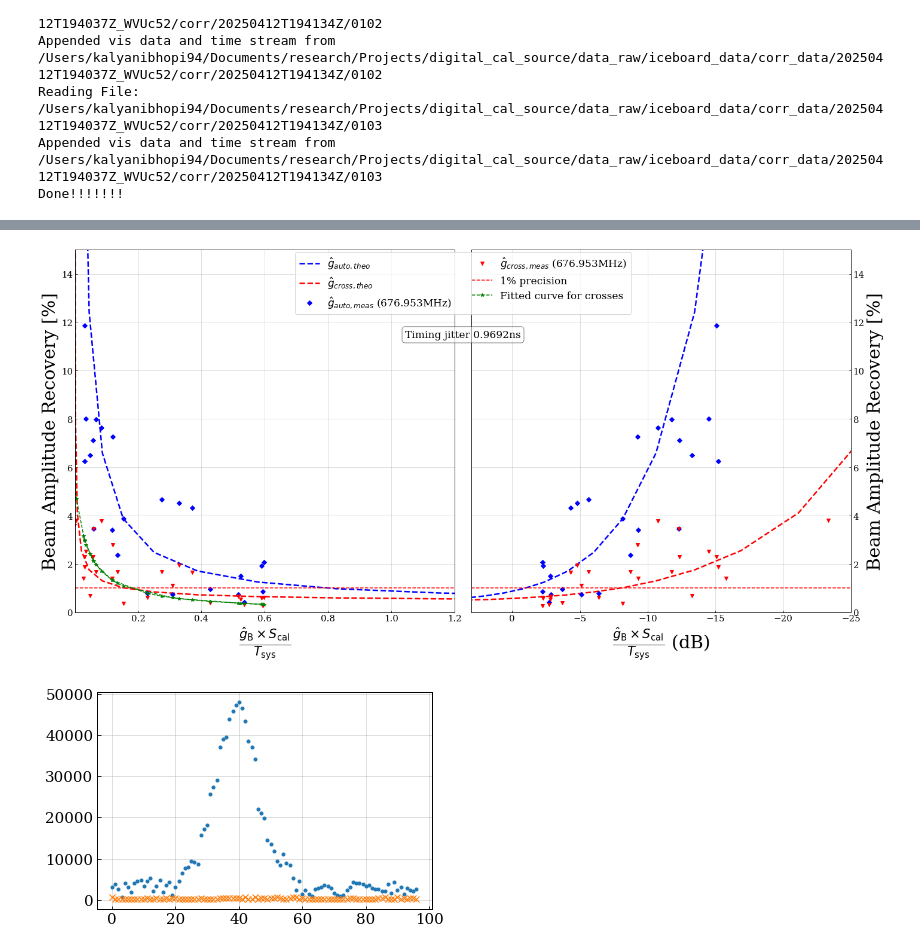
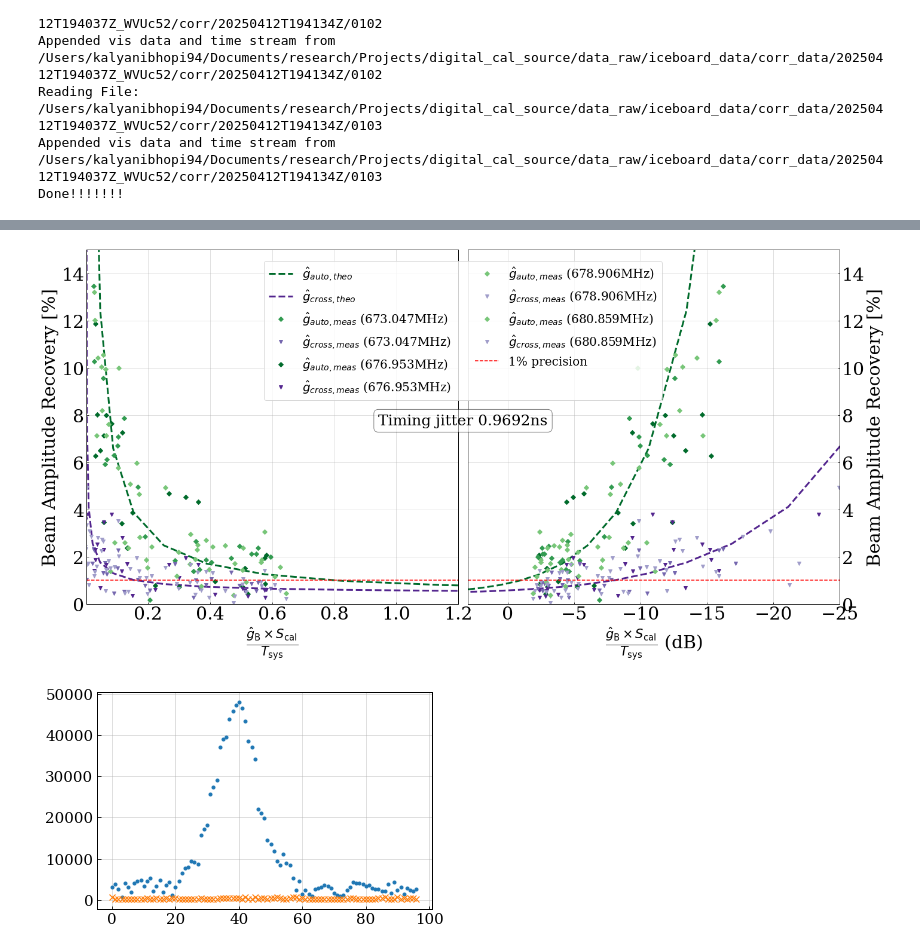
Before and after one commit to WVURAIL/DigitalNoiseSource, a Jupyter notebook: data_analysis_notebooks/drone_publications_plots.ipynb, the cells around one changed output, grey strips where cells are left out. Cells and saved outputs as stored; diff of their text form; code cells hidden in the pictures.

```diff
--- a/data_analysis_notebooks/drone_publications_plots.ipynb
+++ b/data_analysis_notebooks/drone_publications_plots.ipynb
@@ -887,0 +932,7 @@ plt.show()
+# %%
+#Making subsets of on and off indices for individual ON/OFFs:
+indon_list=list(chunk_lists_(inds_on))
+indoff_list=list(chunk_lists_(inds_off))
+#Making small lists from the above chunk lists
+indon_small = split_into_small_lists(indon_list)
+indoff_small = split_into_small_lists(indoff_list)
@@ -887,0 +1288,4 @@ plt.show()
+# %%
+"""autos7x7 --  <VV*>t,ON - <VV*>t,OFF / <VV*>ref,ON - <VV*>ref,OFF
+"""
+g_autos77 = (autos77[inds_on][len(autos77_off[inds_off])] - autos77_off[inds_off]) / autos99[inds_on][len(autos77_off[inds_off])]
@@ -888,4 +1352,9 @@ plt.show()
 # %%
-f_ind=315
-on_avgs, on_stds, off_avgs, on_var, off_var=Calculate_Stats_DroneData(pow_mag,bgsub_powmag,inds_on,inds_off,inds_span,f_ind)
+freq_arr=[295,305,315,325]
+on_avgs_295, on_stds_295, off_avgs_295, on_var_295, off_var_295=Calculate_Stats_DroneData(pow_mag,bgsub_powmag_295,inds_on,inds_off,inds_span,f_ind=295)
+on_avgs_302, on_stds_302, off_avgs_302, on_var_302, off_var_302=Calculate_Stats_DroneData(pow_mag,bgsub_powmag_302,inds_on,inds_off,inds_span,f_ind=302)
+on_avgs_305, on_stds_305, off_avgs_305, on_var_305, off_var_305=Calculate_Stats_DroneData(pow_mag,bgsub_powmag_305,inds_on,inds_off,inds_span,f_ind=305)
+on_avgs_310, on_stds_310, off_avgs_310, on_var_310, off_var_310=Calculate_Stats_DroneData(pow_mag,bgsub_powmag_310,inds_on,inds_off,inds_span,f_ind=310)
+on_avgs_315, on_stds_315, off_avgs_315, on_var_315, off_var_315=Calculate_Stats_DroneData(pow_mag,bgsub_powmag_315,inds_on,inds_off,inds_span,f_ind=315)
+on_avgs_325, on_stds_325, off_avgs_325, on_var_325, off_var_325=Calculate_Stats_DroneData(pow_mag,bgsub_powmag_325,inds_on,inds_off,inds_span,f_ind=325)
 # %%
@@ -1042,39 +1579,71 @@ q_x=100.0*np.nanstd((np.abs(q_a_norm*q_max_mag_auto_on[:,:,:])-np.abs(q_a_norm*q
 q_y=100.0*np.nanstd(np.abs(q_c_norm*q_max_mag_cross_on[:,:,:]),axis=2)/np.nanmean(np.abs(q_c_norm*q_max_mag_cross_on[:,:,:]),axis=2)
 q_z=100.0*np.nanstd(-np.angle(nq_max_mag_cross_on[:,:,:]),axis=2)/(2.0*np.pi)
 
-colorsarr=cm.gnuplot2(np.linspace(0,1,1024))
+colorsarr=cm.Greens(np.linspace(0,1,1024))
+colorsarr_=cm.Purples(np.linspace(0,1,1024))
 #fig = plt.figure(figsize=[11,9])
 #ax = plt.subplot(111)
 fig, (ax1, ax2) = plt.subplots(1, 2, figsize=(20, 10))
 
+Kalyani
+
 ##Theoretical curves --
-ax1.plot(gain_space*gain_space,q_x[10,:],linestyle= '--',linewidth=2.5, c='blue',label=r'$\hat{g}_{auto,theo}$')
-ax1.plot(gain_space*gain_space,q_y[10,:],linestyle= '--',linewidth=2.5, c='red',label=r'$\hat{g}_{cross,theo}$')
+ax1.plot(gain_space*gain_space,q_x[10,:],linestyle= '--',linewidth=3, c=colorsarr[900],label=r'$\hat{g}_{auto,theo}$')
+ax1.plot(gain_space*gain_space,q_y[10,:],linestyle= '--',linewidth=3, c=colorsarr_[900],label=r'$\hat{g}_{cross,theo}$')
 
 ##Measured curves --
-ax1.plot(gT_f1[20:50], errauto_f1[20:50], 'D', c='blue', label=r'$\hat{g}_{auto,meas}$ (676.953MHz)')
-ax1.plot(gT_f1[20:50], errcross_f1[20:50], 'v', c='red', label=r'$\hat{g}_{cross,meas}$ (676.953MHz)')
+ax1.plot(gT_f2[20:50], errauto_f2[20:50], 'D', c=colorsarr[700], label=r'$\hat{g}_{auto,meas}$ (673.047MHz)')
+ax1.plot(gT_f2[20:50], errcross_f2[20:50], 'v', c=colorsarr_[700], label=r'$\hat{g}_{cross,meas}$ (673.047MHz)')
+ax1.plot(gT_f1[20:50], errauto_f1[20:50], 'D', c=colorsarr[900], label=r'$\hat{g}_{auto,meas}$ (676.953MHz)')
+ax1.plot(gT_f1[20:50], errcross_f1[20:50], 'v', c=colorsarr_[900], label=r'$\hat{g}_{cross,meas}$ (676.953MHz)')
+ax1.plot(gT_f6[20:50], errauto_f6[20:50], 'D', c=colorsarr[500], label=r'$\hat{g}_{auto,meas}$ (678.906MHz)')
+ax1.plot(gT_f6[20:50], errcross_f6[20:50], 'v', c=colorsarr_[500], label=r'$\hat{g}_{cross,meas}$ (678.906MHz)')
+ax1.plot(gT_f3[20:50], errauto_f3[20:50], 'D', c=colorsarr[500], label=r'$\hat{g}_{auto,meas}$ (680.859MHz)')
+ax1.plot(gT_f3[20:50], errcross_f3[20:50], 'v', c=colorsarr_[500], label=r'$\hat{g}_{cross,meas}$ (680.859MHz)')
+#ax1.plot(gT_f4[20:50], errauto_f4[20:50], 'D', c=colorsarr[500], label=r'$\hat{g}_{auto,meas}$ (xxx.xxxMHz)')
+#ax1.plot(gT_f4[20:50], errcross_f4[20:50], 'v', c=colorsarr_[500], label=r'$\hat{g}_{cross,meas}$ (xxx.xxxMHz)')
+#ax1.plot(gT_f5[20:50], errauto_f5[20:50], 'D', c=colorsarr[500], label=r'$\hat{g}_{auto,meas}$ (xxx.xxxMHz)')
+#ax1.plot(gT_f5[20:50], errcross_f5[20:50], 'v', c=colorsarr_[500], label=r'$\hat{g}_{cross,meas}$ (xxx.xxxMHz)')
+
+
 ax1.axhline(y = 1, color = 'r', linestyle = '--', label= "1% precision")
+#ax1.axvline(x=0.175, color = 'blue', linestyle = '--')
+#ax1.text(0.110, 10, r'$\frac{\hat{g}_{\mathrm{B}} \times S_{\mathrm{cal}}}{T_{\mathrm{sys}}} = 0.175$', fontsize=25, color='blue', rotation=90)
 ax1.set_ylim(0,15)
 ax1.set_xlim(0.00025,1.2)
+ax1.tick_params(axis='both', labelsize=30)
 ax1.grid(True)
 ax1.set_xlabel(r'$\frac{\hat{g}_{\mathrm{B}} \times S_{\mathrm{cal}}}{T_{\mathrm{sys}}}$', fontsize= 30)
 ax1.set_ylabel('Beam Amplitude Recovery [%]', fontsize= 30)
 
 ##Theoretical curves in log space --
-ax2.plot(10*np.log10(gain_space*gain_space),q_x[10,:],linestyle= '--',linewidth=2.5, c='blue',label='Autocorr-theo')
-ax2.plot(10*np.log10(gain_space*gain_space),q_y[10,:],linestyle= '--',linewidth=2.5, c='red',label='Crosscorr-theo')
+ax2.plot(10*np.log10(gain_space*gain_space),q_x[10,:],linestyle= '--',linewidth=3, c=colorsarr[900],label='Autocorr-theo')
+ax2.plot(10*np.log10(gain_space*gain_space),q_y[10,:],linestyle= '--',linewidth=3, c=colorsarr_[900],label='Crosscorr-theo')
 
 ##Measured curves in log space --
-ax2.plot(10*np.log10(gT_f1[20:50]), errauto_f1[20:50], 'D', c='blue', label=f'Autocorr-meas (Freq index = 600)')
-ax2.plot(10*np.log10(gT_f1[20:50]), errcross_f1[20:50], 'v', c='red', label=f'Crosscorr-meas (Freq index = 600)')
-plt.axhline(y = 1, color = 'r', linestyle = '--', label= "1% precision")
+ax2.plot(10*np.log10(gT_f1[20:50]), errauto_f1[20:50], 'D', c=colorsarr[900], label=f'Autocorr-meas (676.953MHz)')
+ax2.plot(10*np.log10(gT_f1[20:50]), errcross_f1[20:50], 'v', c=colorsarr_[900], label=f'Crosscorr-meas (676.953MHz)')
+ax2.plot(10*np.log10(gT_f2[20:50]), errauto_f2[20:50], 'D', c=colorsarr[700], label=f'Autocorr-meas (673.047MHz)')
+ax2.plot(10*np.log10(gT_f2[20:50]), errcross_f2[20:50], 'v', c=colorsarr_[700], label=f'Crosscorr-meas (673.047MHz)')
+ax2.plot(10*np.log10(gT_f3[20:50]), errauto_f3[20:50], 'D', c=colorsarr[500], label=f'Autocorr-meas (680.859MHz)')
+ax2.plot(10*np.log10(gT_f3[20:50]), errcross_f3[20:50], 'v', c=colorsarr_[500], label=f'Crosscorr-meas (680.859MHz)')
+#ax2.plot(10*np.log10(gT_f4[20:50]), errauto_f4[20:50], 'D', c=colorsarr[500], label=f'Autocorr-meas (xxxMHz)')
+#ax2.plot(10*np.log10(gT_f4[20:50]), errcross_f4[20:50], 'v', c=colorsarr_[500], label=f'Crosscorr-meas (xxxMHz)')
+#ax2.plot(10*np.log10(gT_f5[20:50]), errauto_f5[20:50], 'D', c=colorsarr[500], label=f'Autocorr-meas (xxxMHz)')
+#ax2.plot(10*np.log10(gT_f5[20:50]), errcross_f5[20:50], 'v', c=colorsarr_[500], label=f'Crosscorr-meas (xxxMHz)')
+ax2.plot(10*np.log10(gT_f6[20:50]), errauto_f6[20:50], 'D', c=colorsarr[500], label=f'Autocorr-meas (678.906MHz)')
+ax2.plot(10*np.log10(gT_f6[20:50]), errcross_f6[20:50], 'v', c=colorsarr_[500], label=f'Crosscorr-meas (678.906MHz)')
+
+ax2.axhline(y = 1, color = 'r', linestyle = '--', label= "1% precision")
+#ax2.axvline(x=-8.1, color = 'blue', linestyle = '--')
+#ax2.text(-8.1, 6, r'$\frac{\hat{g}_{\mathrm{B}} \times S_{\mathrm{cal}}}{T_{\mathrm{sys}}} = -8.1$', fontsize=25, color='blue', rotation=90)
 ax2.set_ylim(0,15)
 ax2.set_xlim(-25,3)
 ax2.grid(True)
 ax2.set_xlabel(r'$\frac{\hat{g}_{\mathrm{B}} \times S_{\mathrm{cal}}}{T_{\mathrm{sys}}}$ (dB)', fontsize= 30)
 ax2.invert_xaxis()
 ax2.yaxis.tick_right()
+ax2.tick_params(axis='both', labelsize=30)
 ax2.yaxis.set_label_position("right")
 ax2.set_ylabel('Beam Amplitude Recovery [%]', fontsize= 30)
 
@@ -1084,32 +1653,45 @@ bounds = ([0,0], [np.inf, np.inf])
 initial_params_crosses = [10,15]
 #initial_params_autos = [10,15]
 popt_cross, pcov_cross = curve_fit(fit_, gT_f1[20:50], errcross_f1[20:50], p0=initial_params_crosses, bounds=bounds, nan_policy='omit')
+#popt_cross2, pcov_cross2 = curve_fit(fit_, gT_f2[20:50], errcross_f2[20:50], p0=initial_params_crosses, bounds=bounds, nan_policy='omit')
+#popt_cross3, pcov_cross3 = curve_fit(fit_, gT_f3[20:50], errcross_f3[20:50], p0=initial_params_crosses, bounds=bounds, nan_policy='omit')
+
 #popt_auto, pcov_auto = curve_fit(fit_, gT_f1[20:50], errauto_f1[20:50], p0=initial_params_crosses, bounds=bounds, nan_policy='omit')
 
 
 #Extracting fitted parameters:
 A_fit_cross, k_fit_cross = popt_cross
+#A_fit_cross2, k_fit_cross2 = popt_cross2
+#A_fit_cross3, k_fit_cross3 = popt_cross3
 print(f"Fitted parameters for crosses: A = {A_fit_cross:.3f}, k = {k_fit_cross:.3f}")
+#print(f"Fitted parameters for crosses2: A = {A_fit_cross2:.3f}, k = {k_fit_cross2:.3f}")
+#print(f"Fitted parameters for crosses2: A = {A_fit_cross3:.3f}, k = {k_fit_cross3:.3f}")
 #A_fit_auto, k_fit_auto = popt_auto
 #print(f"Fitted parameters for crosses: A = {A_fit_auto:.3f}, k = {k_fit_auto:.3f}")
 
 x_fit = gT_f1[20:50]
+#x_fit2 = gT_f2[20:50]
+#x_fit3 = gT_f3[20:50]
 y_fit_cross = fit_(x_fit, *popt_cross)
+#y_fit_cross2 = fit_(x_fit2, *popt_cross2)
+#y_fit_cross3 = fit_(x_fit3, *popt_cross3)
 #y_fit_auto = fit_(x_fit, *popt_auto)
 
-ax1.plot(x_fit, y_fit_cross,'*--',c='green', label="Fitted curve for crosses")
+#ax1.plot(x_fit, y_fit_cross,'*--',c='green', label="Fitted curve for crosses(676.953MHz) ")
+#ax1.plot(x_fit2, y_fit_cross2,'*--',c='red', label="Fitted curve for crosses(673.047MHz")
+#ax1.plot(x_fit3, y_fit_cross3,'*--',c='orange', label="Fitted curve for crosses(680.859MHz))")
 #ax1.plot(x_fit, errcross_f1[20:50],'.',c='red', label="Fitted curve for crosses")
 #ax1.plot(x_fit, y_fit_auto,'*--',c='blue', label="Fitted curve for autos")
 
 handles, labels = ax1.get_legend_handles_labels()
-fig.legend(handles, labels, loc='center', bbox_to_anchor=(0.5, 0.90),
-           ncol=2, fontsize=17)  # Adjust y-position as needed
-fig.text(0.5, 0.78, f"Timing jitter {jitter_space[10]*(10**9):.4f}ns",
-         ha='center', va='center', fontsize=17, bbox=dict(boxstyle='round', facecolor='white',
+fig.legend(handles, labels, loc='center', bbox_to_anchor=(0.5, 0.79),
+           ncol=2, fontsize=20)  # Adjust y-position as needed
+fig.text(0.5, 0.58, f"Timing jitter {jitter_space[10]*(10**9):.4f}ns",
+         ha='center', va='center', fontsize=25, bbox=dict(boxstyle='round', facecolor='white',
         edgecolor='black', alpha=0.5))
 fig.tight_layout()
 
-fig.savefig('/Users/kalyanibhopi94/Documents/kalyanib_dns/corr_dns_plots/drone_testing_4x2_Apr2025/Apr11...307Z/publication_figures/beam_amp_recovery_2.5m_s/beam_amp_recovery.png',
+fig.savefig('/Users/kalyanibhopi94/Documents/kalyanib_dns/corr_dns_plots/drone_testing_4x2_Apr2025/Apr12...037Z/publication_figures/beam_amp_recovery_2.5m_s/beam_amp_recovery.pdf',
             dpi=300)
 plt.show()
 # %% [output]
@@ -1117,4 +1699,4 @@ Fitted parameters for crosses: A = 0.210, k = 0.040
-[figure, old version]
+[figure, new version]
 # %%
 on_stds_cross=np.array(on_stds[1])/2 #integrating for 167.xx ms
 plt.plot(on_avgs[1],'.')
```
Also changed, not shown: parts of 50 cells of this notebook, 3 other files.
